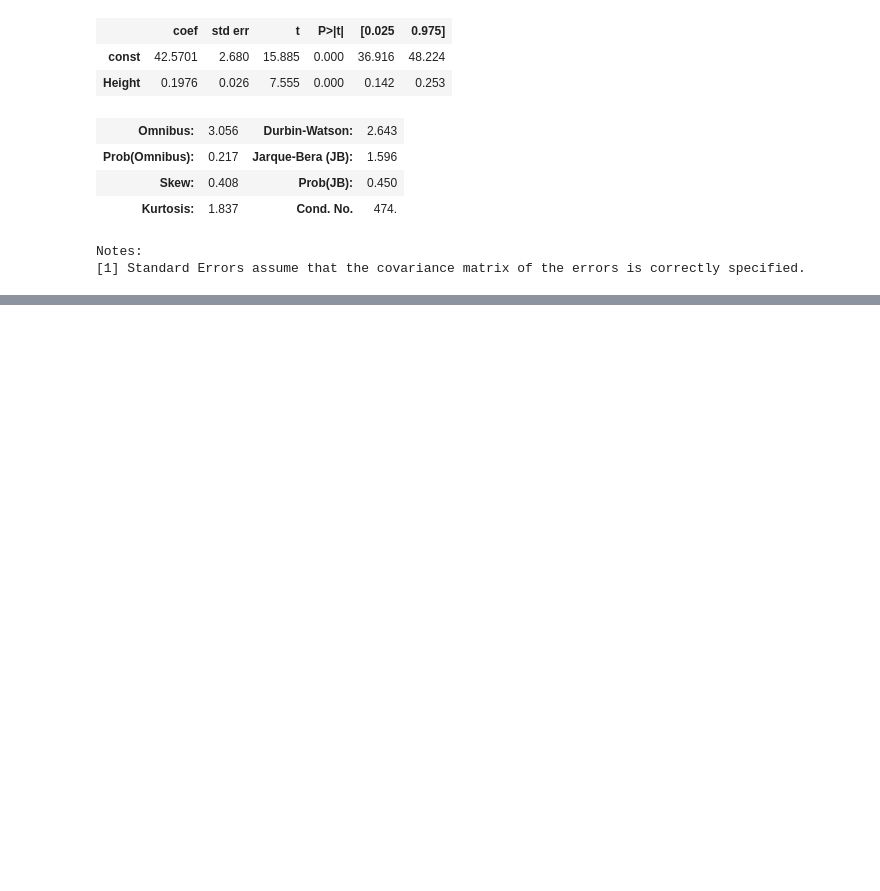
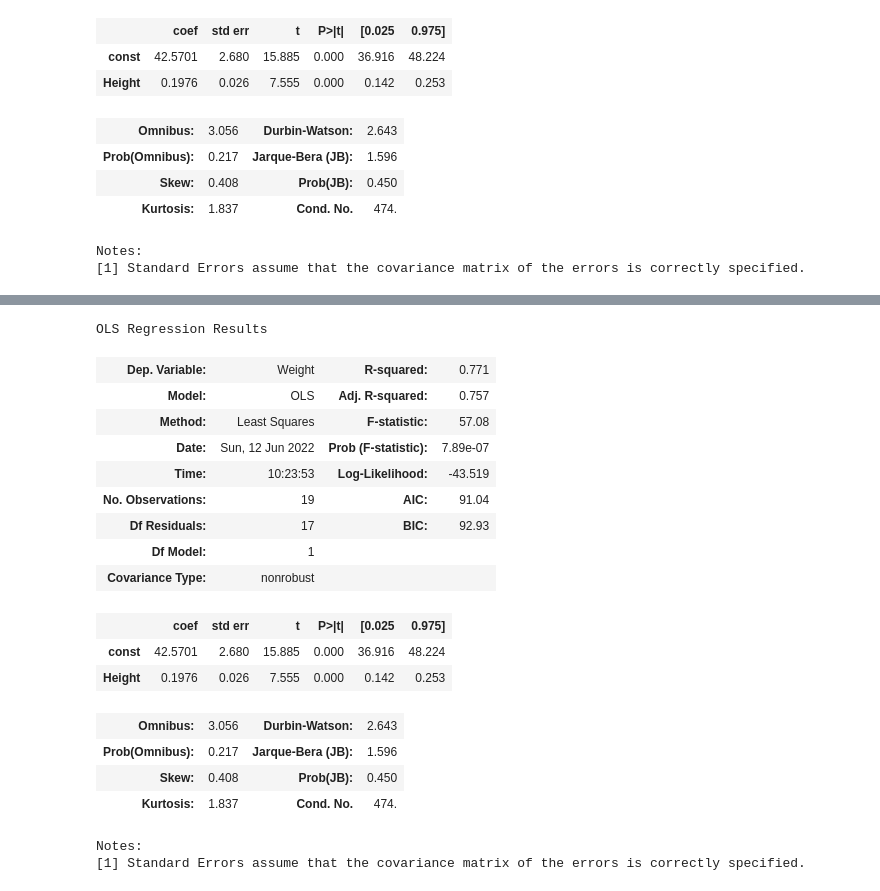
Before and after one commit to mahimai-raja/Data_Analytics, a Jupyter notebook: 02-Basics/Simple_Linear_Regression/lesson_1.ipynb, the cells around one changed output, grey strips where cells are left out. Cells and saved outputs as stored; diff of their text form; code cells hidden in the pictures; blank space fills up the shorter version.

Commit message:
Orderly Least Squares

```diff
--- a/02-Basics/Simple_Linear_Regression/lesson_1.ipynb
+++ b/02-Basics/Simple_Linear_Regression/lesson_1.ipynb
@@ -138,0 +141,28 @@ plt.show()
+# %%
+x = data['Height']
+y = data['Weight']
+
+x2 = sm.add_constant(x)
+ols = sm.OLS(y, x2)
+est = ols.fit()
+est.summary() # this gives you a very nicely and comprehensive formatted report
+# %% [output]
+OLS Regression Results
+| Dep. Variable: | Weight | R-squared: | 0.771 |
+| Model: | OLS | Adj. R-squared: | 0.757 |
+| Method: | Least Squares | F-statistic: | 57.08 |
+| Date: | Sun, 12 Jun 2022 | Prob (F-statistic): | 7.89e-07 |
+| Time: | 10:23:53 | Log-Likelihood: | -43.519 |
+| No. Observations: | 19 | AIC: | 91.04 |
+| Df Residuals: | 17 | BIC: | 92.93 |
+| Df Model: | 1 |  |  |
+| Covariance Type: | nonrobust |  |  |
+|  | coef | std err | t | P>|t| | [0.025 | 0.975] |
+| const | 42.5701 | 2.680 | 15.885 | 0.000 | 36.916 | 48.224 |
+| Height | 0.1976 | 0.026 | 7.555 | 0.000 | 0.142 | 0.253 |
+| Omnibus: | 3.056 | Durbin-Watson: | 2.643 |
+| Prob(Omnibus): | 0.217 | Jarque-Bera (JB): | 1.596 |
+| Skew: | 0.408 | Prob(JB): | 0.450 |
+| Kurtosis: | 1.837 | Cond. No. | 474. |
+Notes:
+[1] Standard Errors assume that the covariance matrix of the errors is correctly specified.
```
Also changed, not shown: parts of 15 cells of this notebook.
